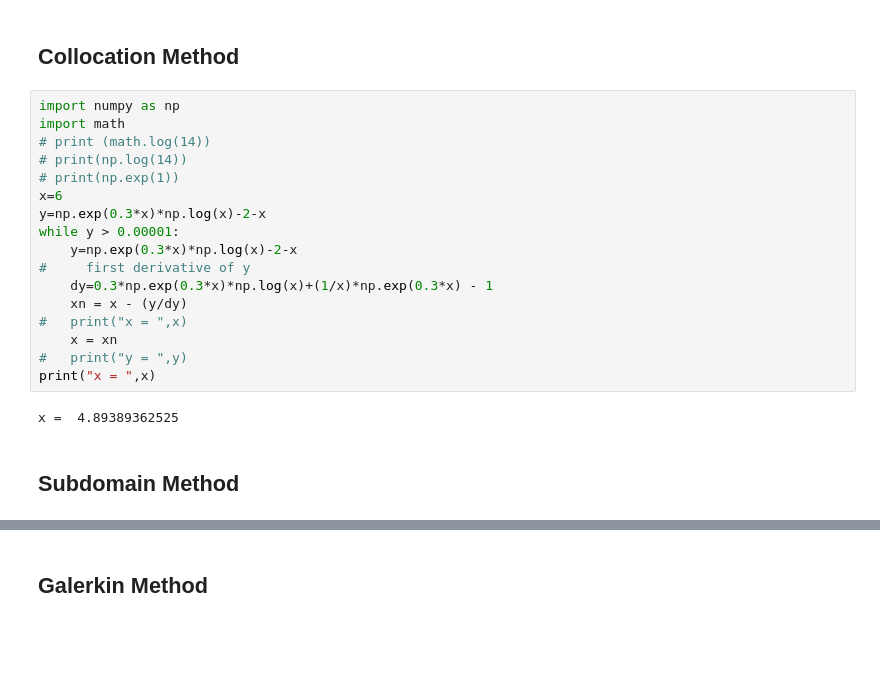
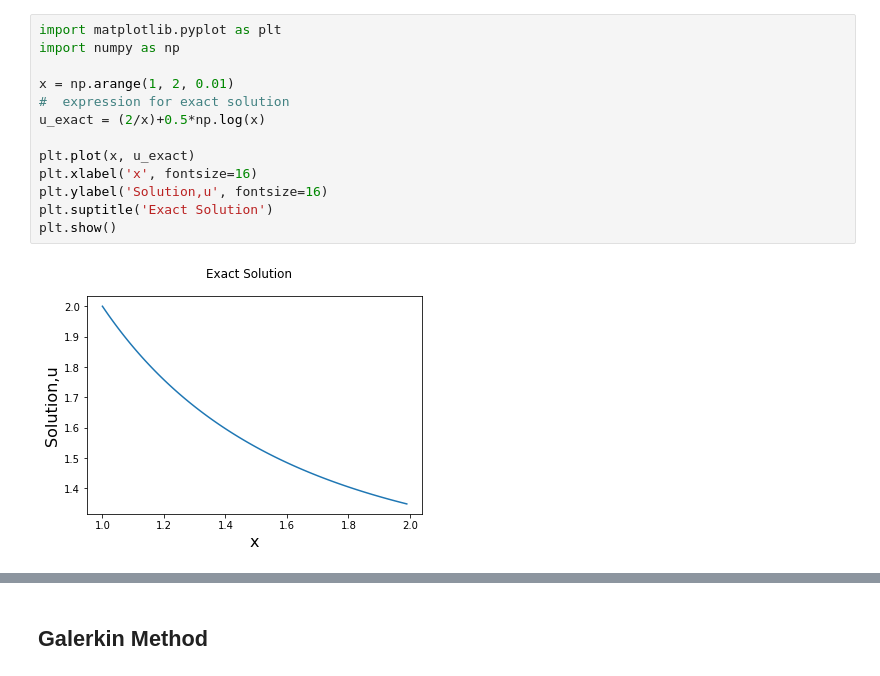
Before and after one commit to nimRobotics/CFD, a Jupyter notebook: FEM/Assignment_1_ME5102.ipynb, the cells around one changed output, grey strips where cells are left out. Drawn from its saved outputs; the diff is of its cells as text; blank space fills up the shorter version.

```diff
--- a/FEM/Assignment_1_ME5102.ipynb
+++ b/FEM/Assignment_1_ME5102.ipynb
@@ -22,23 +22,15 @@ $$\frac{2}{x}+\frac{lnx}{2}-2$$
-# %% [markdown]
-## Collocation Method
-# %%
-import numpy as np
-import math
-# print (math.log(14))
-# print(np.log(14))
-# print(np.exp(1))
-x=6
-y=np.exp(0.3*x)*np.log(x)-2-x
-while y > 0.00001:
-	y=np.exp(0.3*x)*np.log(x)-2-x
-#     first derivative of y
-	dy=0.3*np.exp(0.3*x)*np.log(x)+(1/x)*np.exp(0.3*x) - 1
-	xn = x - (y/dy)
-# 	print("x = ",x)
-	x = xn
-# 	print("y = ",y)
-print("x = ",x)
-# %% [output]
-x =  4.89389362525
-# %% [markdown]
-## Subdomain Method
+# %%
+import matplotlib.pyplot as plt
+import numpy as np
+
+x = np.arange(1, 2, 0.01)
+#  expression for exact solution
+u_exact = (2/x)+0.5*np.log(x)
+
+plt.plot(x, u_exact)
+plt.xlabel('x', fontsize=16)
+plt.ylabel('Solution,u', fontsize=16)
+plt.suptitle('Exact Solution')
+plt.show()
+# %% [output]
+[figure, added]
```
Also changed, not shown: parts of 11 cells of this notebook, 45 other files.
